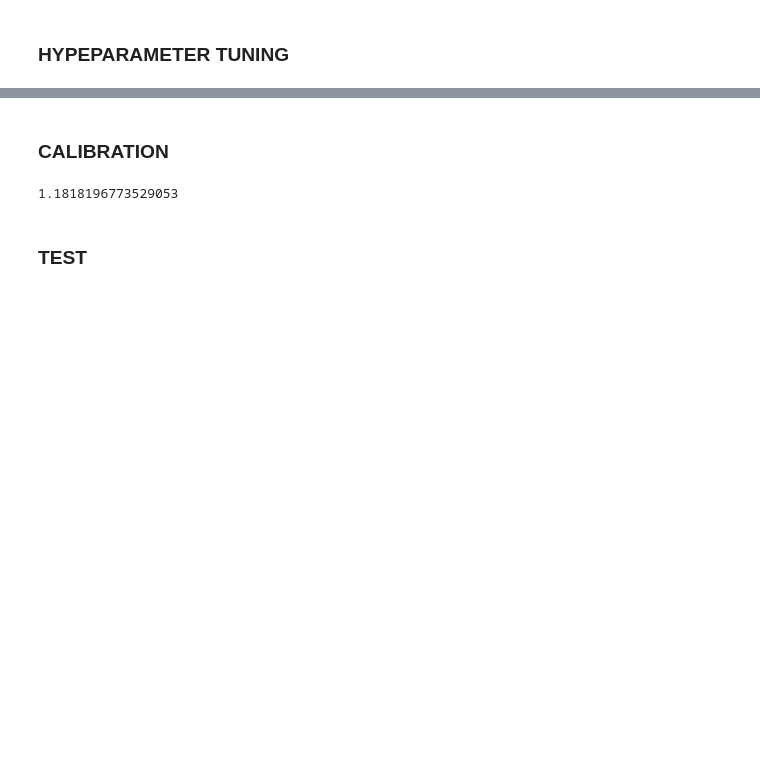
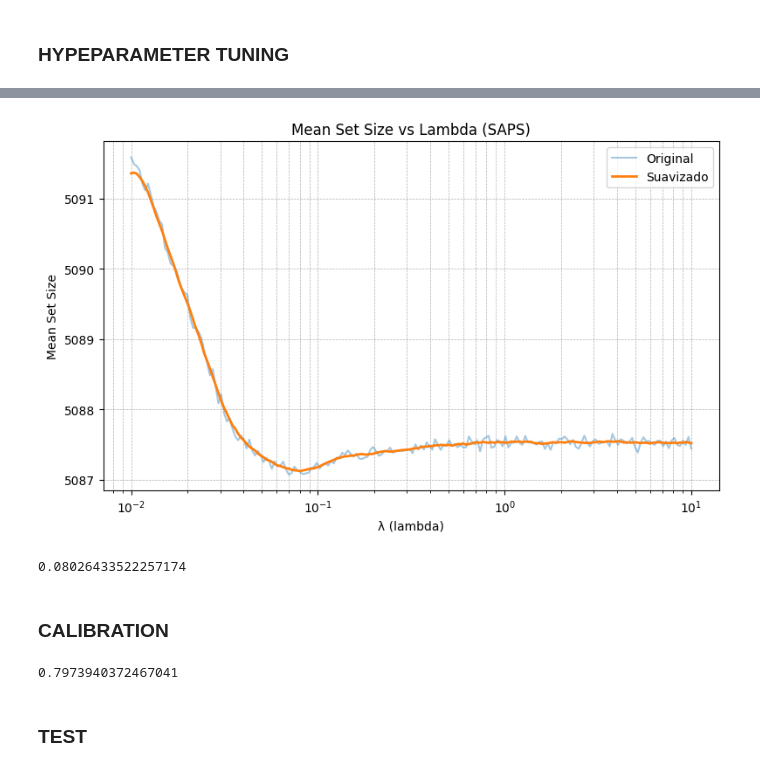
Before and after one commit to esdavide2910/tfg-bioprofile-uncertainty, a Jupyter notebook: notebooks/pruebas_SAPS.ipynb, the cells around one changed output, grey strips where cells are left out. Saved outputs shown, nothing was run; the diff lists cells and outputs as text; code cells hidden in the pictures; blank space fills up the shorter version.

```diff
--- a/notebooks/pruebas_SAPS.ipynb
+++ b/notebooks/pruebas_SAPS.ipynb
@@ -1,7 +1,7 @@
 # %%
 CONFIDENCE = 0.95
 ALPHA = 1-CONFIDENCE
-LOAD_MODEL_PATH = 'models/AMSC_model02_LAC.pth'
+LOAD_MODEL_PATH = 'models/AGC_model02_LAC.pth'
 # %%
 #
 import os, sys
@@ -234,23 +239,5 @@ calib_pred_scores, calib_true_labels = model._inference(calib_loader, return_pro
 
 #
 test_pred_scores, test_true_labels = model._inference(test_loader, return_probs=True)
-# %%
-def mean_set_score(
-    pred_sets: torch.Tensor,
-    true_labels: torch.Tensor,
-    alpha: float
-) -> float:
-    """
-    Calcula ...
-    """
-    # Obtener índice de fila y clase verdadera
-    row_indices = torch.arange(true_labels.shape[0])
-    # Verifica si la etiqueta verdadera está presente en el conjunto predicho
-    covered = pred_sets[row_indices, true_labels]
-
-    MSS = pred_sets.sum(dim=1) + 1/alpha * (~covered)
-
-    # Calcular la media de los tamaños
-    return MSS.float().mean().item()
 # %% [markdown]
 ### HYPEPARAMETER TUNING
@@ -299,0 +244,41 @@ plot_mean_set_size_vs_lambda(model, valid_pred_scores, valid_true_labels)
+# %%
+n = 200
+
+x = np.linspace(-2, 1, n)
+lambdas = 10 ** x
+
+results = torch.zeros(n)
+
+for i, lmbda in enumerate(lambdas):
+    q_hat = model._calibrate_SAPS(valid_pred_scores, valid_true_labels, lmbda, ALPHA)
+    valid_pred_sets = model._inference_SAPS(valid_pred_scores, q_hat, lmbda)
+    results[i] = mean_set_score(valid_pred_sets, valid_true_labels, ALPHA)
+
+def smooth_reflect(y, window_size=5):
+    pad_size = window_size // 2
+    y_padded = np.pad(y, pad_width=pad_size, mode='reflect')
+    kernel = np.ones(window_size) / window_size
+    y_smooth = np.convolve(y_padded, kernel, mode='valid')
+    return y_smooth
+
+smoothed_results = smooth_reflect(results.numpy(), window_size=11)
+lambda_reg = lambdas[np.argmin(smoothed_results)]
+
+import matplotlib.pyplot as plt
+
+plt.figure(figsize=(8, 5))
+plt.plot(lambdas, results.numpy(), label='Original', alpha=0.4)
+plt.plot(lambdas, smoothed_results, label='Suavizado', linewidth=2)
+plt.xscale('log')
+plt.xlabel('λ (lambda)')
+plt.ylabel('Mean Set Size')
+plt.title('Mean Set Size vs Lambda (SAPS)')
+plt.grid(True, which="both", ls="--", lw=0.5)
+plt.legend()
+plt.tight_layout()
+plt.show()
+
+print(lambda_reg)
+# %% [output]
+[figure, added]
+0.08026433522257174
@@ -318,9 +305,9 @@ U = torch.rand(n)
 
 # Calcula los nonconformity scores ajustando con ruido aleatorio (si la clase verdadera no está al principio)
 nonconformity_scores = torch.where(
-    true_class_rank == 0,
-    max_score * U,
+    true_class_rank >= 1,
     max_score + (true_class_rank-1+U)*lambda_reg, #------------
+    max_score * U
 )
 
 # Calcula el nivel de cuantificación ajustado basado en el tamaño del conjunto de calibración y alpha
@@ -331,7 +318,7 @@ q_hat = torch.quantile(nonconformity_scores, q_level, interpolation='higher').it
 
 print(q_hat)
 # %% [output]
-1.1818196773529053
+0.7973940372467041
 # %% [markdown]
 ### TEST
 # %%
```
Also changed, not shown: parts of 7 cells of this notebook, 50 other files.
